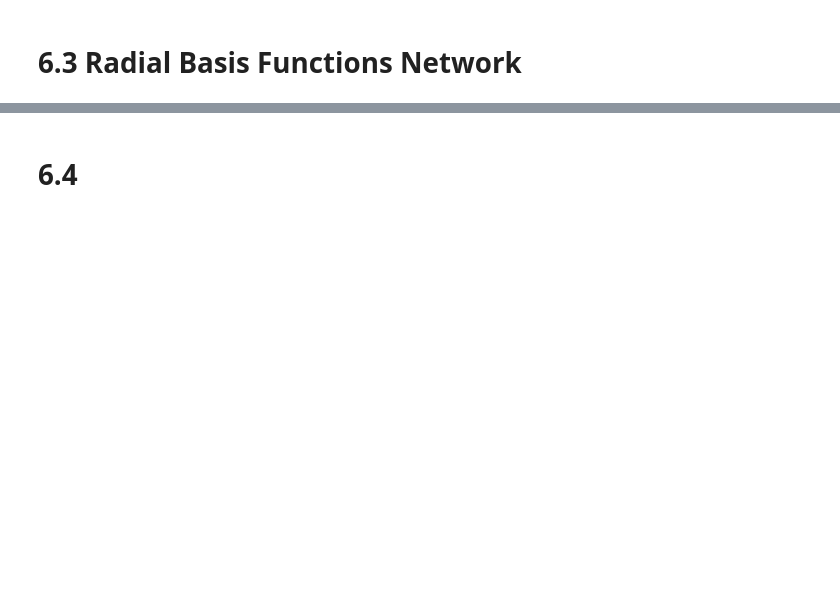
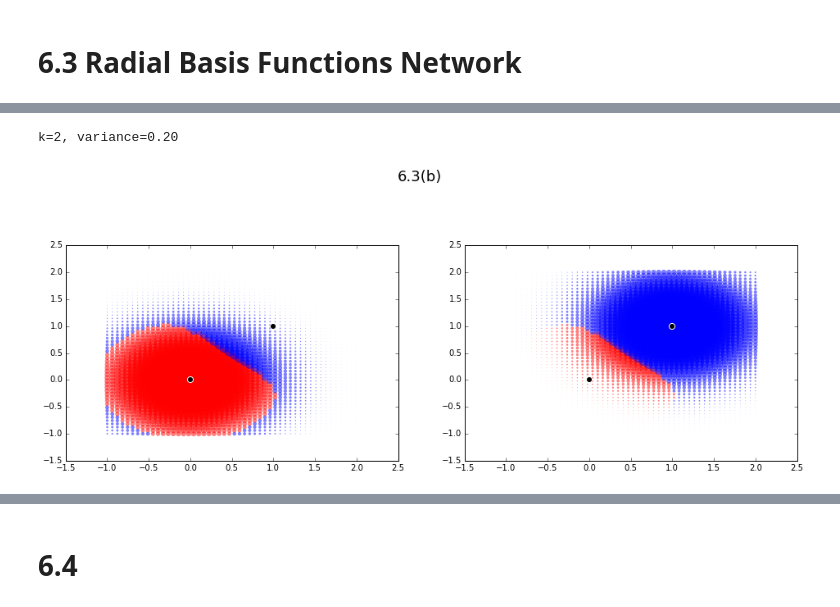
Before and after one commit to hielsnoppe/edu-mi1, a Jupyter notebook: ex6/sheet06.ipynb, the cells around one changed output, grey strips where cells are left out. Cells and saved outputs as stored; diff of their text form; code cells hidden in the pictures; blank space fills up the shorter version.

```diff
--- a/ex6/sheet06.ipynb
+++ b/ex6/sheet06.ipynb
@@ -296,0 +298,80 @@ ValueError: all the input array dimensions except for the concatenation axis mus
+# %%
+n = 60
+reds = np.vstack([np.random.normal(1, 0.2, n), np.random.normal(1, 0.2, n)])
+blues = np.vstack([np.random.normal(0, 0.2, n), np.random.normal(0, 0.2, n)])
+X = np.hstack([reds, blues])
+Y = np.hstack([np.ones(n), -np.ones(n)])
+data = np.vstack([X, Y]).T
+
+# pp.figure(figsize=(8,8))
+# scatter(data[data[:,2]==1,:2], "red")
+# scatter(data[data[:,2]==-1,:2], "blue")
+
+def rbf_gen(centroids, variance):
+    diffs = np.array([data[:,:2] - c for c in centroids])
+    phi = np.vstack([np.exp(-np.linalg.norm(diffs, axis=2)/(2.*variance)), np.ones(len(data))]).T
+    phi_pinv = np.linalg.pinv(phi)
+    w = phi_pinv.dot(data[:,2])
+
+    return centroids, w
+
+def rbf(centroids, w, variance, x):
+    # calculate phi(x)
+    px = np.linalg.norm(np.array([x - c for c in centroids]), axis=1)**2
+    px = np.exp(-px/(2.*variance))
+    px = np.hstack([px, 1.])
+
+    y = np.sign(w.dot(px))
+    return y, px, w.dot(px)
+
+def plot_contours5():
+    pp.figure(figsize=(16,16))
+    pp.suptitle("6.3(b)", fontsize=18)
+    index = 1
+    k = 2
+    centroids = np.array([[0.0, 0.0], [1., 1.]])
+
+    sigma = 0.45
+    variance = sigma**2
+    print "k=%i, variance=%.2f"%(k, variance)
+
+    centroids, w = rbf_gen(centroids, variance)
+
+    n = 50
+    x = np.linspace(-1, 2, n)
+    X, Y = np.meshgrid(x, x)
+    points = np.vstack([X.reshape(n**2), Y.reshape(n**2)]).T
+
+    Z = np.zeros(shape=X.shape).reshape(n**2)
+    px1 = np.zeros(shape=X.shape).reshape(n**2)
+    px2 = np.zeros(shape=X.shape).reshape(n**2)
+    wTpxs = np.zeros(shape=X.shape).reshape(n**2)
+
+    for i,x in enumerate(points):
+        Z[i], px, wTpx = rbf(centroids, w, variance, x)
+        px1[i] = px[0]
+        px2[i] = px[1]
+        wTpxs[i] = wTpx
+
+    colors = ["red" if z == -1 else "blue" for z in Z]
+
+    pp.subplot(3,2,index)
+    pp.scatter(points[:,0], points[:,1], s=px1*500, c=colors, alpha=0.5, lw=0)
+    scatter(centroids, "black")
+    pp.subplot(3,2,index+1)
+    pp.scatter(points[:,0], points[:,1], s=px2*500, c=colors, alpha=0.5, lw=0)
+    scatter(centroids, "black")
+
+    pp.figure(figsize=(16,2))
+    wTpxs_sorted = np.argsort(wTpxs)
+    wTpxs = wTpxs[wTpxs_sorted]
+    colors = ["red" if z == -1 else "dodgerblue" for z in Z[wTpxs_sorted]]
+    pp.scatter(wTpxs, np.zeros(len(colors)), c=colors, lw=0)
+
+    index += 2
+    return
+
+plot_contours5()
+# %% [output]
+k=2, variance=0.20
+[figure, added]
```
Also changed, not shown: parts of 10 cells of this notebook.
